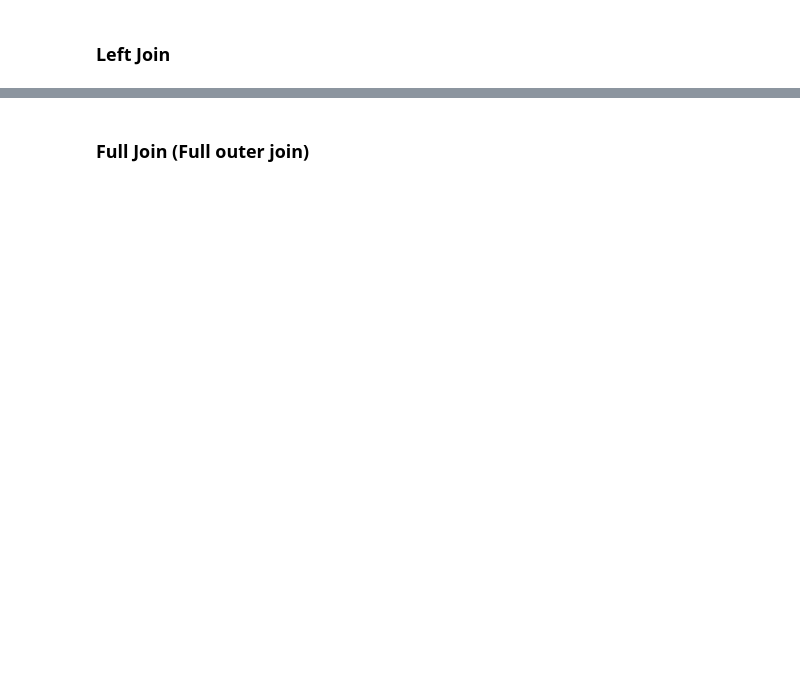
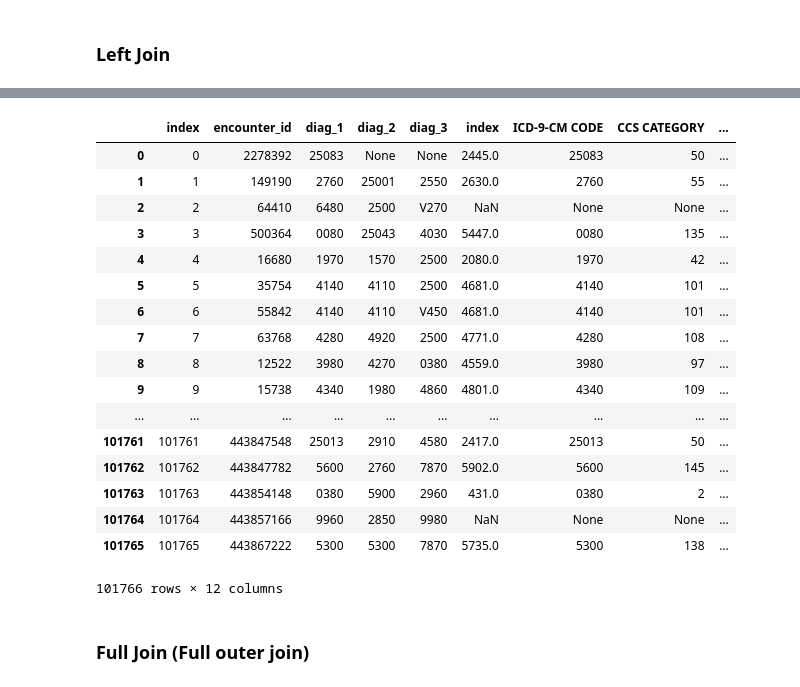
Before and after one commit to dsahduke/sql_and_rdbms, a Jupyter notebook: sql+rmdbs.ipynb, the cells around one changed output, grey strips where cells are left out. Saved outputs shown, nothing was run; the diff lists cells and outputs as text; code cells hidden in the pictures; blank space fills up the shorter version.

```diff
--- a/sql+rmdbs.ipynb
+++ b/sql+rmdbs.ipynb
@@ -213,6 +467,30 @@ pd.read_sql("""SELECT *
 ### Left Join
 # %% [markdown]
 ![](./assets/leftjoin.png)
+# %%
+pd.read_sql("""SELECT *
+                FROM diagnosis
+                LEFT JOIN ccs_crosswalk ON diagnosis.diag_1 = ccs_crosswalk."ICD-9-CM CODE"
+""", conn)
+# %% [output]
+|  | index | encounter_id | diag_1 | diag_2 | diag_3 | index | ICD-9-CM CODE | CCS CATEGORY | ... |
+| 0 | 0 | 2278392 | 25083 | None | None | 2445.0 | 25083 | 50 | ... |
+| 1 | 1 | 149190 | 2760 | 25001 | 2550 | 2630.0 | 2760 | 55 | ... |
+| 2 | 2 | 64410 | 6480 | 2500 | V270 | NaN | None | None | ... |
+| 3 | 3 | 500364 | 0080 | 25043 | 4030 | 5447.0 | 0080 | 135 | ... |
+| 4 | 4 | 16680 | 1970 | 1570 | 2500 | 2080.0 | 1970 | 42 | ... |
+| 5 | 5 | 35754 | 4140 | 4110 | 2500 | 4681.0 | 4140 | 101 | ... |
+| 6 | 6 | 55842 | 4140 | 4110 | V450 | 4681.0 | 4140 | 101 | ... |
+| 7 | 7 | 63768 | 4280 | 4920 | 2500 | 4771.0 | 4280 | 108 | ... |
+| 8 | 8 | 12522 | 3980 | 4270 | 0380 | 4559.0 | 3980 | 97 | ... |
+| 9 | 9 | 15738 | 4340 | 1980 | 4860 | 4801.0 | 4340 | 109 | ... |
+| ... | ... | ... | ... | ... | ... | ... | ... | ... | ... |
+| 101761 | 101761 | 443847548 | 25013 | 2910 | 4580 | 2417.0 | 25013 | 50 | ... |
+| 101762 | 101762 | 443847782 | 5600 | 2760 | 7870 | 5902.0 | 5600 | 145 | ... |
+| 101763 | 101763 | 443854148 | 0380 | 5900 | 2960 | 431.0 | 0380 | 2 | ... |
+| 101764 | 101764 | 443857166 | 9960 | 2850 | 9980 | NaN | None | None | ... |
+| 101765 | 101765 | 443867222 | 5300 | 5300 | 7870 | 5735.0 | 5300 | 138 | ... |
+101766 rows × 12 columns
 # %% [markdown]
 ### Full Join (Full outer join)
 # %% [markdown]
```
Also changed, not shown: parts of 36 cells of this notebook.
